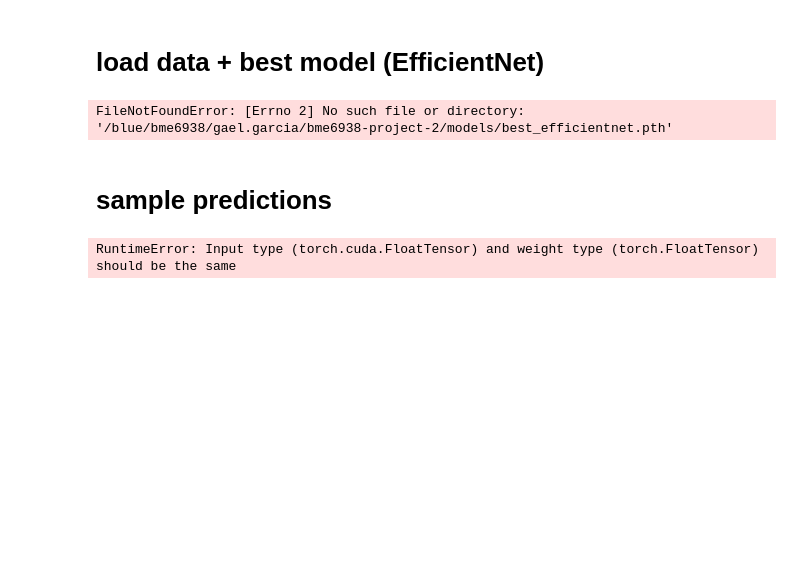
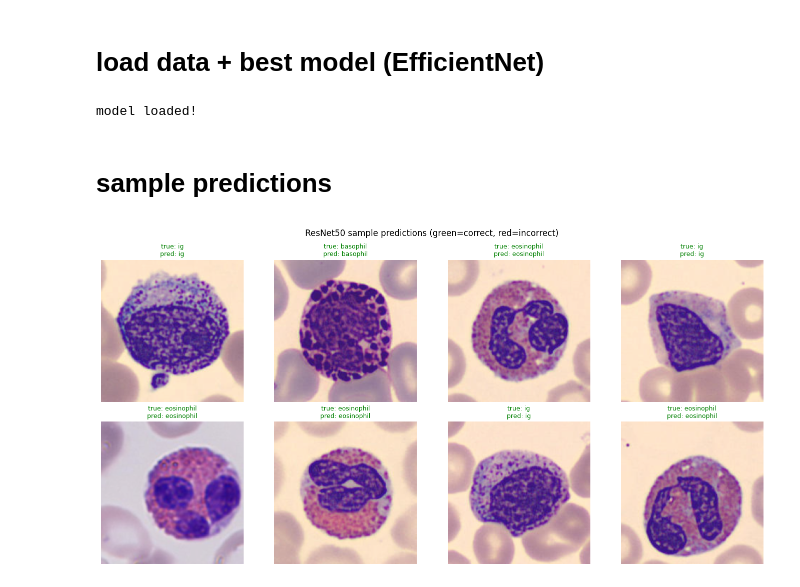
Before and after one commit to GG1627/bme6938-project-2, a Jupyter notebook: notebooks/demo.ipynb, the cells around one changed output. Drawn from its saved outputs; the diff is of its cells as text; code cells hidden in the pictures; blank space fills up the shorter version.

```diff
--- a/notebooks/demo.ipynb
+++ b/notebooks/demo.ipynb
@@ -23,36 +23,36 @@ test_transforms = transforms.Compose([
     transforms.ToTensor(),
     transforms.Normalize(mean=[0.485, 0.456, 0.406], std=[0.229, 0.224, 0.225])
 ])
-test_dataset = BloodMNIST(split='test', download=False, size=64, root=data_folder, transform=test_transforms)
+test_dataset = BloodMNIST(split='test', download=False, size=224, root=data_folder, transform=test_transforms)
 test_loader  = DataLoader(test_dataset, batch_size=64, shuffle=False)
 
-model = models.efficientnet_b0(weights=None)
-model.classifier[1] = nn.Linear(model.classifier[1].in_features, 8)
-model.load_state_dict(torch.load(os.path.join(models_folder, 'best_efficientnet.pth'), map_location=device))
+model = models.resnet50(weights=None)
+model.fc = nn.Linear(model.fc.in_features, 8)
+model.load_state_dict(torch.load(os.path.join(models_folder, 'best_resnet50.pth'), map_location=device))
 model = model.to(device)
 model.eval()
 print("model loaded!")
 # %% [output]
-FileNotFoundError: [Errno 2] No such file or directory: '/blue/bme6938/gael.garcia/bme6938-project-2/models/best_efficientnet.pth'
+model loaded!
 # %% [markdown]
 # sample predictions
 # %%
 sample_imgs, sample_labels = next(iter(test_loader))
 with torch.no_grad():
     _, preds = model(sample_imgs[:8].to(device)).max(1)
 
 fig, axes = plt.subplots(2, 4, figsize=(14, 7))
 for i, ax in enumerate(axes.flat):
     img = sample_imgs[i].permute(1, 2, 0).numpy()
     img = np.clip(img * [0.229, 0.224, 0.225] + [0.485, 0.456, 0.406], 0, 1)
     ax.imshow(img)
     true = cell_types[sample_labels[i].item()]
     pred = cell_types[preds[i].item()]
     ax.set_title(f'true: {true}\npred: {pred}', color='green' if true == pred else 'red', fontsize=9)
     ax.axis('off')
 
-plt.suptitle('EfficientNet-B0 — sample predictions (green=correct, red=incorrect)')
+plt.suptitle('ResNet50 sample predictions (green=correct, red=incorrect)')
 plt.tight_layout()
 plt.show()
 # %% [output]
-RuntimeError: Input type (torch.cuda.FloatTensor) and weight type (torch.FloatTensor) should be the same
+[figure, added]
```
Also changed, not shown: 19 other files.
